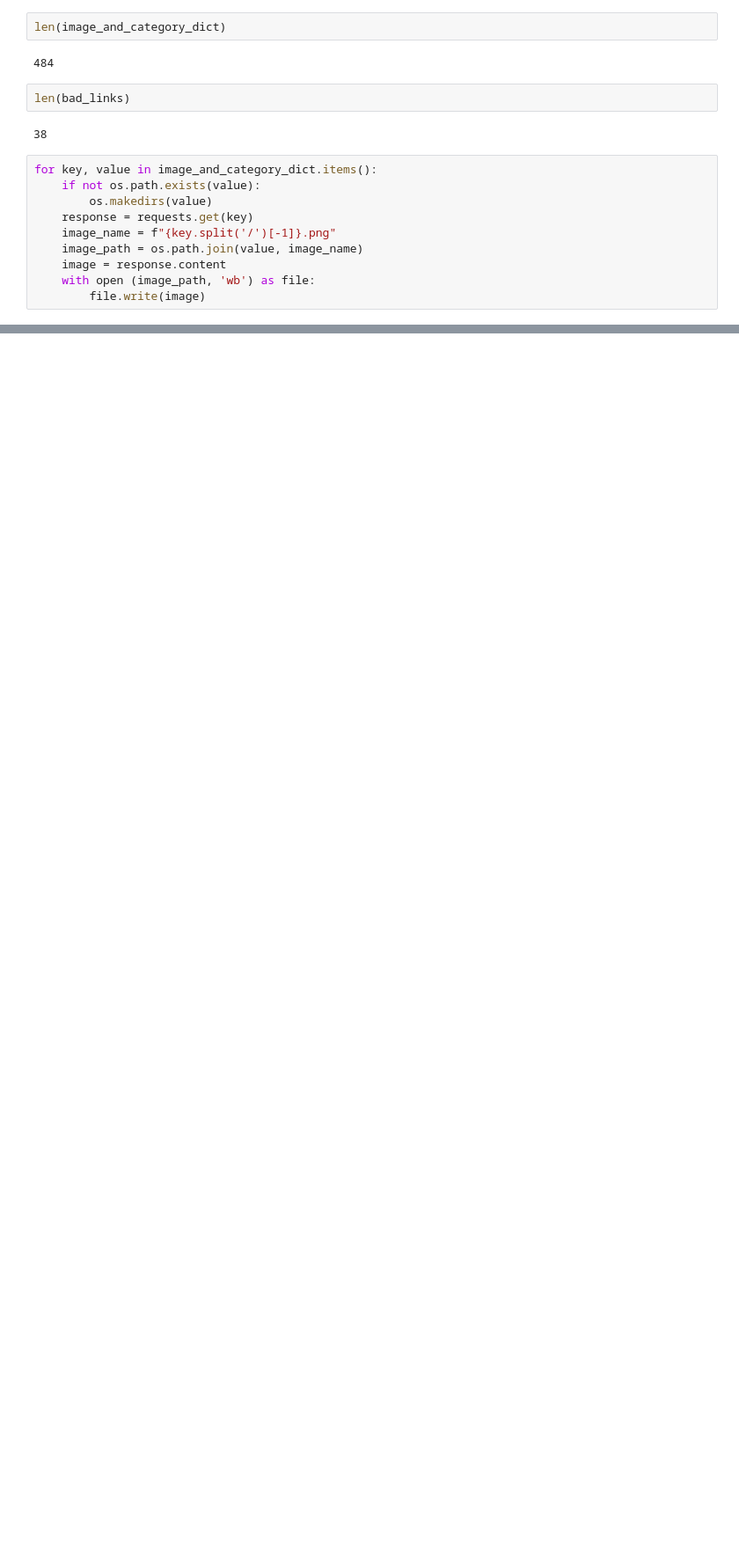
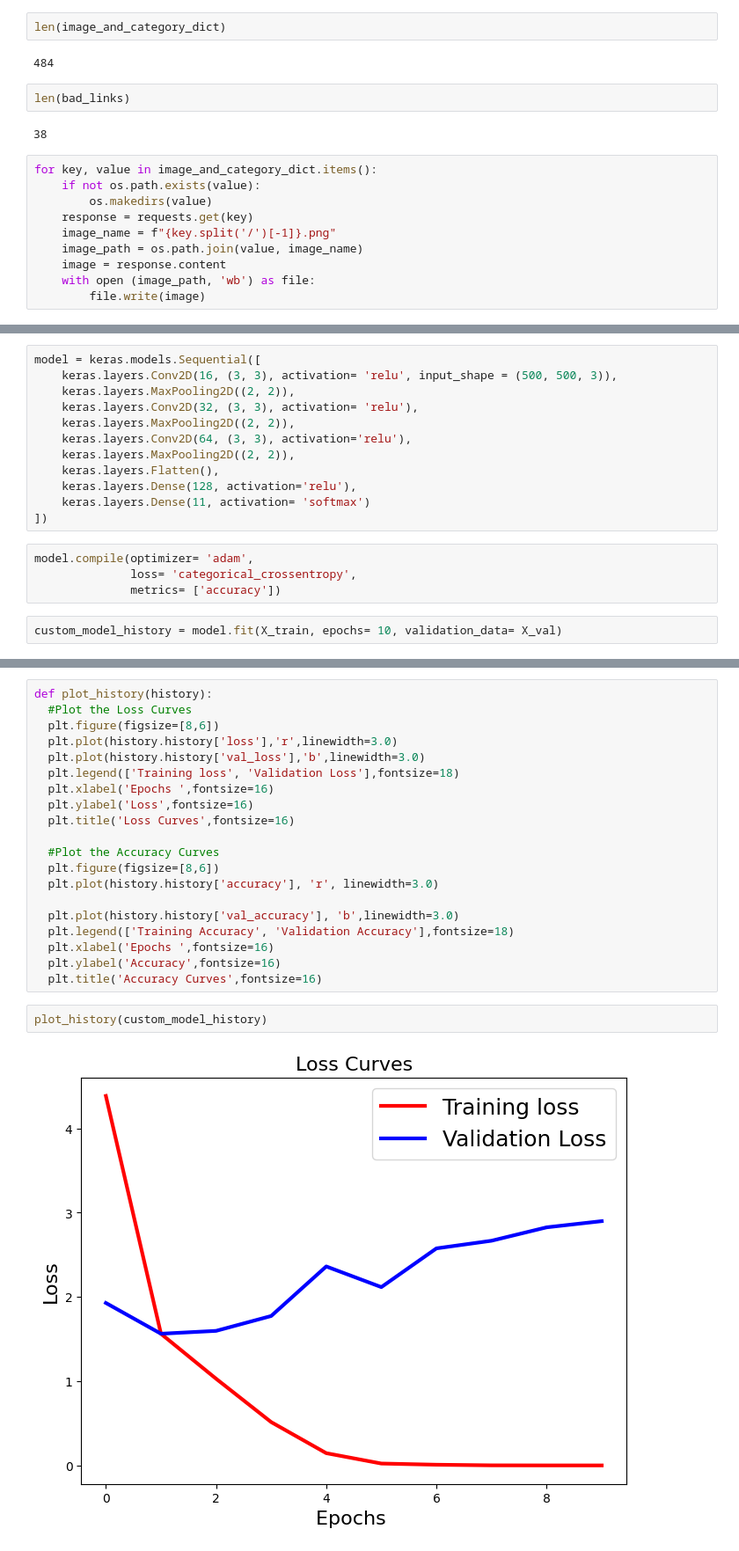
Before and after one commit to KZadka/Jigsaw-Puzzle-Difficulty, a Jupyter notebook: Initial_notebook.ipynb, the cells around one changed output, grey strips where cells are left out. Shown at 88% size. Saved outputs shown, nothing was run; the diff lists cells and outputs as text; blank space fills up the shorter version.

```diff
--- a/Initial_notebook.ipynb
+++ b/Initial_notebook.ipynb
@@ -112,0 +145,18 @@ for key, value in image_and_category_dict.items():
+# %%
+model = keras.models.Sequential([
+    keras.layers.Conv2D(16, (3, 3), activation= 'relu', input_shape = (500, 500, 3)),
+    keras.layers.MaxPooling2D((2, 2)),
+    keras.layers.Conv2D(32, (3, 3), activation= 'relu'),
+    keras.layers.MaxPooling2D((2, 2)),
+    keras.layers.Conv2D(64, (3, 3), activation='relu'),
+    keras.layers.MaxPooling2D((2, 2)),
+    keras.layers.Flatten(),
+    keras.layers.Dense(128, activation='relu'),
+    keras.layers.Dense(11, activation= 'softmax')
+])
+# %%
+model.compile(optimizer= 'adam',
+              loss= 'categorical_crossentropy',
+              metrics= ['accuracy'])
+# %%
+custom_model_history = model.fit(X_train, epochs= 10, validation_data= X_val)
@@ -112,0 +234,24 @@ for key, value in image_and_category_dict.items():
+# %%
+def plot_history(history):
+  #Plot the Loss Curves
+  plt.figure(figsize=[8,6])
+  plt.plot(history.history['loss'],'r',linewidth=3.0)
+  plt.plot(history.history['val_loss'],'b',linewidth=3.0)
+  plt.legend(['Training loss', 'Validation Loss'],fontsize=18)
+  plt.xlabel('Epochs ',fontsize=16)
+  plt.ylabel('Loss',fontsize=16)
+  plt.title('Loss Curves',fontsize=16)
+
+  #Plot the Accuracy Curves
+  plt.figure(figsize=[8,6])
+  plt.plot(history.history['accuracy'], 'r', linewidth=3.0)
+
+  plt.plot(history.history['val_accuracy'], 'b',linewidth=3.0)
+  plt.legend(['Training Accuracy', 'Validation Accuracy'],fontsize=18)
+  plt.xlabel('Epochs ',fontsize=16)
+  plt.ylabel('Accuracy',fontsize=16)
+  plt.title('Accuracy Curves',fontsize=16)
+# %%
+plot_history(custom_model_history)
+# %% [output]
+[figure, added]
```
Also changed, not shown: parts of 19 cells of this notebook.
